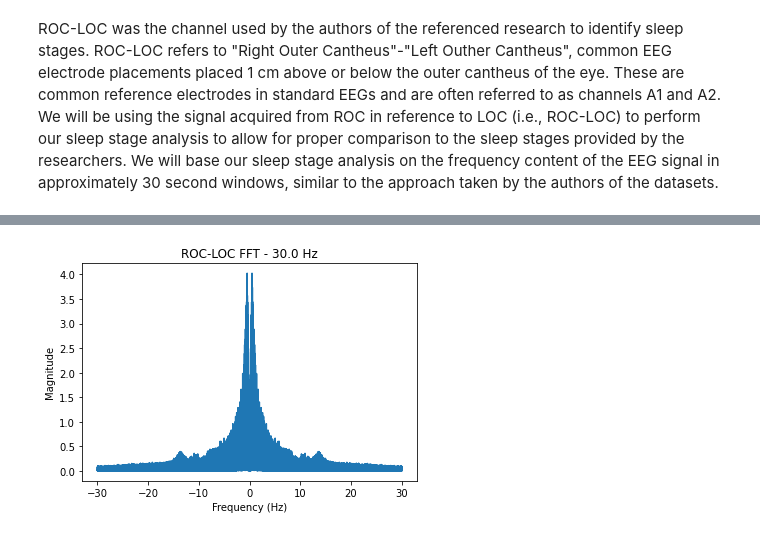
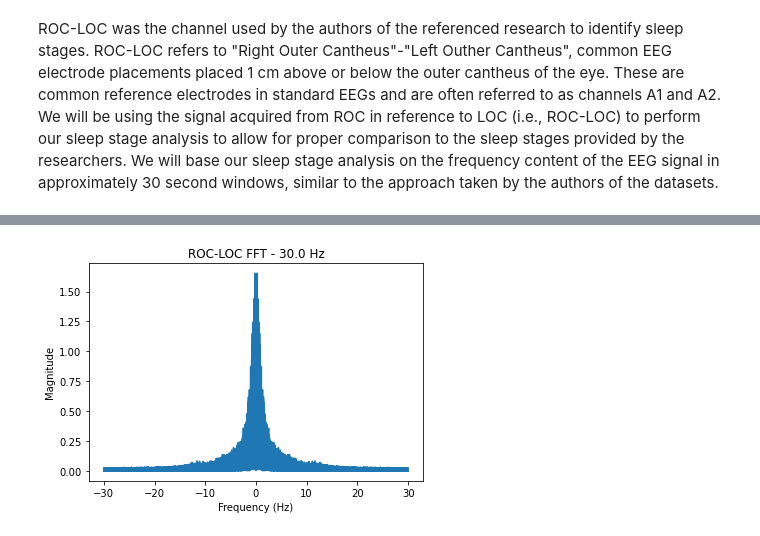
Before and after one commit to braden2447/BME671-Final-Project, a Jupyter notebook: test.ipynb, the cells around one changed output, grey strips where cells are left out. Drawn from its saved outputs; the diff is of its cells as text; code cells hidden in the pictures.

```diff
--- a/test.ipynb
+++ b/test.ipynb
@@ -121,0 +117,7 @@ FTplot(fvec, c4a1_FT)
+# %%
+# Look at main EEG trace used to obtain provided sleep stages: ROC-LOC
+eeg_signal = data['ROC-LOC'][0][0]
+eeg_signalhalf = eeg_signal[0:round(len(eeg_signal)/4)]
+print(eeg_signalhalf.shape)
+fvec, eeg_FT = ExploreFTplots(eeg_signalhalf, 0, fs)
+FTplot(fvec, eeg_FT)
@@ -122,7 +127,7 @@ FTplot(fvec, c4a1_FT)
 # %%
-df = pd.DataFrame(data = {'fvec': fvec, 'FT': c4a1_FT})
-df_new = df[abs(df['fvec']) <= 30]
+df = pd.DataFrame(data = {'fvec': fvec, 'FT': eeg_FT})
+df_new = df[(abs(df['fvec']) <= 30)]
 
 FTplot(df_new['fvec'].values, df_new['FT'].values)
 # %% [output]
-[figure, old version]
+[figure, new version]
```
Also changed, not shown: parts of 21 cells of this notebook.
